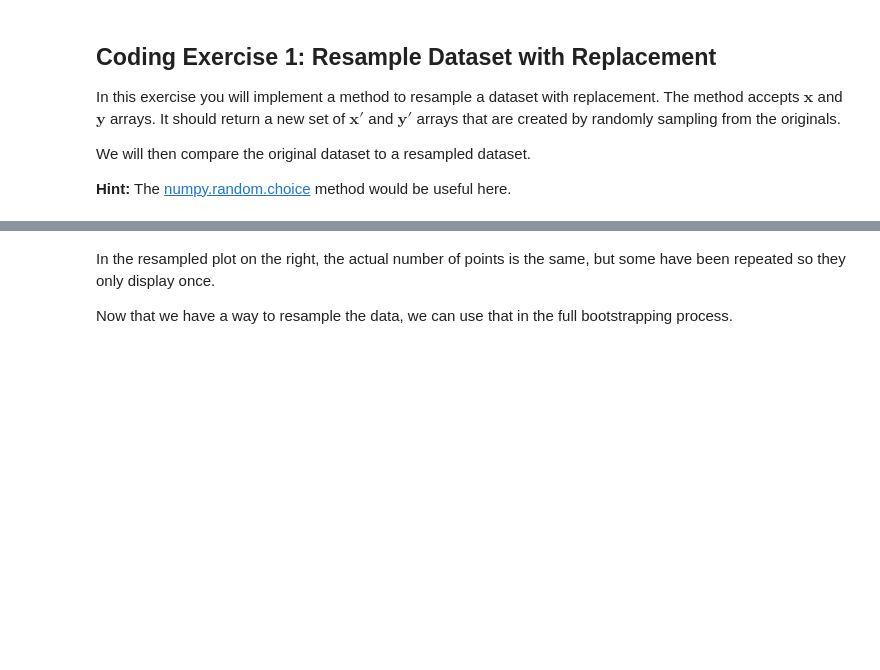
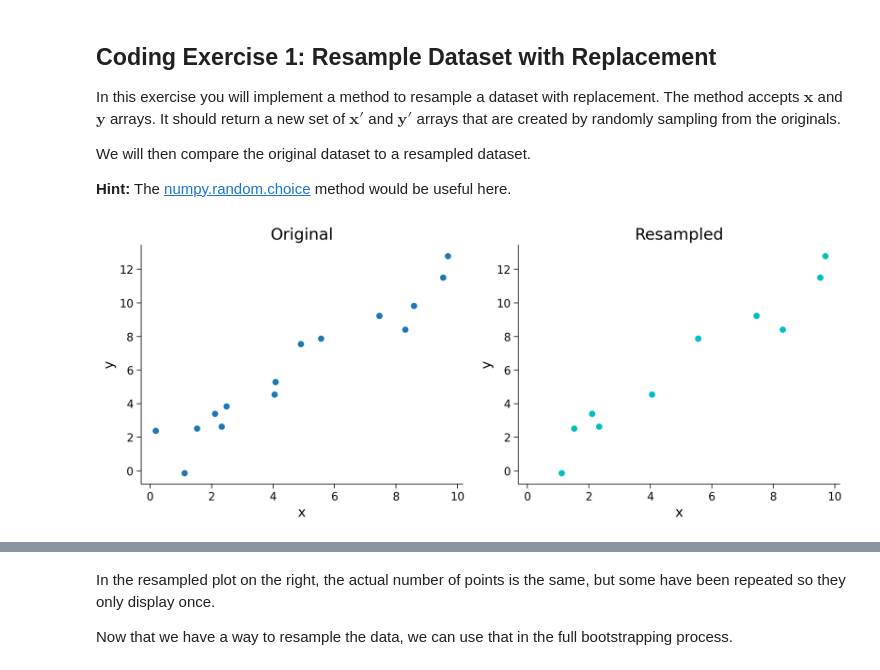
Before and after one commit to YITRALOP/NMA, a Jupyter notebook: tutorials/W1D2_ModelFitting/student/W1D2_Tutorial3.ipynb, the cells around one changed output, grey strips where cells are left out. Saved outputs shown, nothing was run; the diff lists cells and outputs as text; code cells hidden in the pictures; blank space fills up the shorter version.

```diff
--- a/tutorials/W1D2_ModelFitting/student/W1D2_Tutorial3.ipynb
+++ b/tutorials/W1D2_ModelFitting/student/W1D2_Tutorial3.ipynb
@@ -189,34 +201,35 @@ We will then compare the original dataset to a resampled dataset.
 # %%
 def resample_with_replacement(x, y):
   """Resample data points with replacement from the dataset of `x` inputs and
   `y` measurements.
 
   Args:
     x (ndarray): An array of shape (samples,) that contains the input values.
     y (ndarray): An array of shape (samples,) that contains the corresponding
       measurement values to the inputs.
 
   Returns:
     ndarray, ndarray: The newly resampled `x` and `y` data points.
   """
   #######################################################
   ## TODO for students: resample dataset with replacement
   # Fill out function and remove
-  raise NotImplementedError("Student exercise: resample dataset with replacement")
+  # raise NotImplementedError("Student exercise: resample dataset with replacement")
   #######################################################
 
   # Get array of indices for resampled points
-  sample_idx = ...
-
+  sample_idx = np.random.choice(len(x), size=len(x), replace=True)
   # Sample from x and y according to sample_idx
-  x_ = ...
-  y_ = ...
+  x_ = x[sample_idx]
+  y_ = y[sample_idx]
 
   return x_, y_
 
 x_, y_ = resample_with_replacement(x, y)
 
 plot_original_and_resample(x, y, x_, y_)
+# %% [output]
+[figure, added]
 # %% [markdown]
 [*Click for solution*](https://github.com/NeuromatchAcademy/course-content/tree/main/tutorials/W1D2_ModelFitting/solutions/W1D2_Tutorial3_Solution_81af3bd6.py)
 
```
Also changed, not shown: parts of 6 cells of this notebook.
